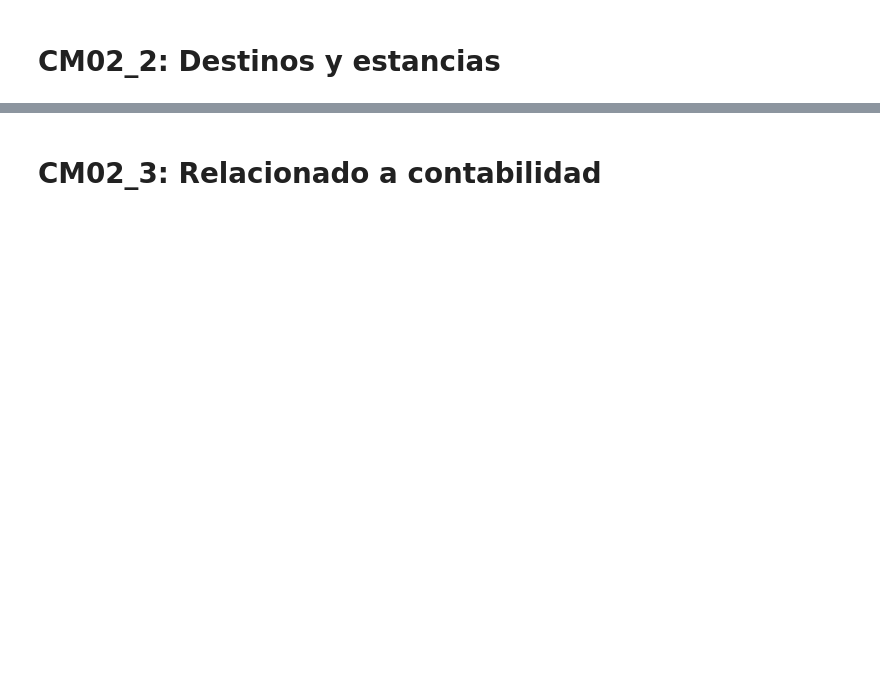
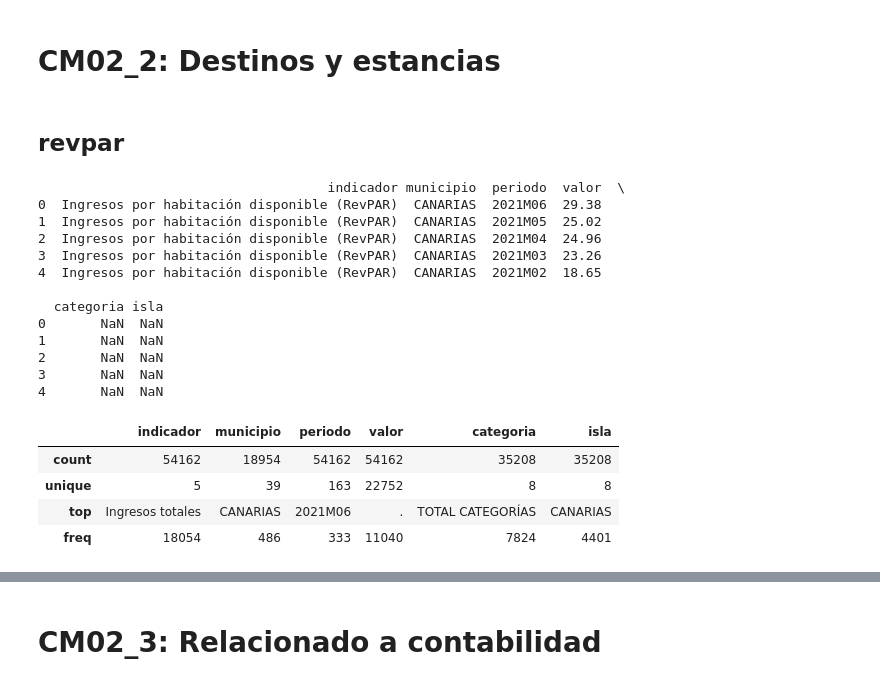
Before and after one commit to miracFence/Datathon-Gran-Canaria, a Jupyter notebook: Smart Destinations/Analisis/CM_02_Analysis.ipynb, the cells around one changed output, grey strips where cells are left out. Cells and saved outputs as stored; diff of their text form; code cells hidden in the pictures; blank space fills up the shorter version.

```diff
--- a/Smart Destinations/Analisis/CM_02_Analysis.ipynb
+++ b/Smart Destinations/Analisis/CM_02_Analysis.ipynb
@@ -93,12 +211,33 @@ turistas_pernoct_isla_dt.groupby(['isla']).describe()
 # %% [markdown]
 # CM02_2: Destinos y estancias
+# %% [markdown]
+## revpar
 # %%
-listAllRevParFiles = glob.glob('../../datos/CM02_2/ADR_RevPAR*.csv')
+listAllRevParFiles = glob.glob('../../../datos/CM02_2/ADR_RevPAR*.csv')
 combined_revpar_dt = pd.concat([pd.read_csv(f) for f in listAllRevParFiles])
 
 print(combined_revpar_dt.head())
 
 combined_revpar_dt.describe()
+# %% [output]
+                                     indicador municipio  periodo  valor  \
+0  Ingresos por habitación disponible (RevPAR)  CANARIAS  2021M06  29.38
+1  Ingresos por habitación disponible (RevPAR)  CANARIAS  2021M05  25.02
+2  Ingresos por habitación disponible (RevPAR)  CANARIAS  2021M04  24.96
+3  Ingresos por habitación disponible (RevPAR)  CANARIAS  2021M03  23.26
+4  Ingresos por habitación disponible (RevPAR)  CANARIAS  2021M02  18.65
+
+  categoria isla
+0       NaN  NaN
+1       NaN  NaN
+2       NaN  NaN
+3       NaN  NaN
+4       NaN  NaN
+|  | indicador | municipio | periodo | valor | categoria | isla |
+| count | 54162 | 18954 | 54162 | 54162 | 35208 | 35208 |
+| unique | 5 | 39 | 163 | 22752 | 8 | 8 |
+| top | Ingresos totales | CANARIAS | 2021M06 | . | TOTAL CATEGORÍAS | CANARIAS |
+| freq | 18054 | 486 | 333 | 11040 | 7824 | 4401 |
 # %%
 combined_revpar_filtered = combined_revpar_dt.drop_duplicates(keep = False)
 combined_revpar_filtered.describe()
```
Also changed, not shown: parts of 20 cells of this notebook, 27 other files.
